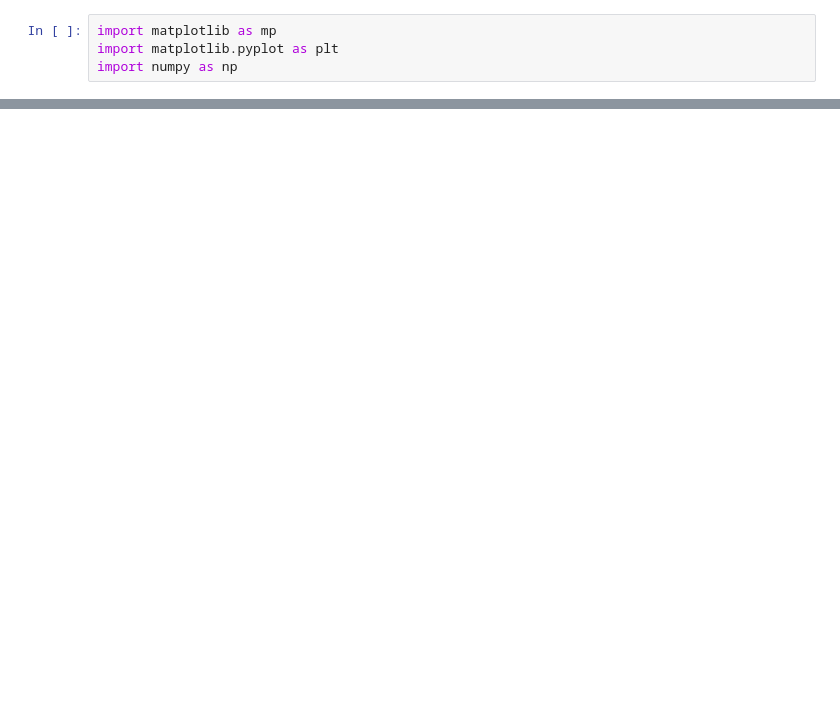
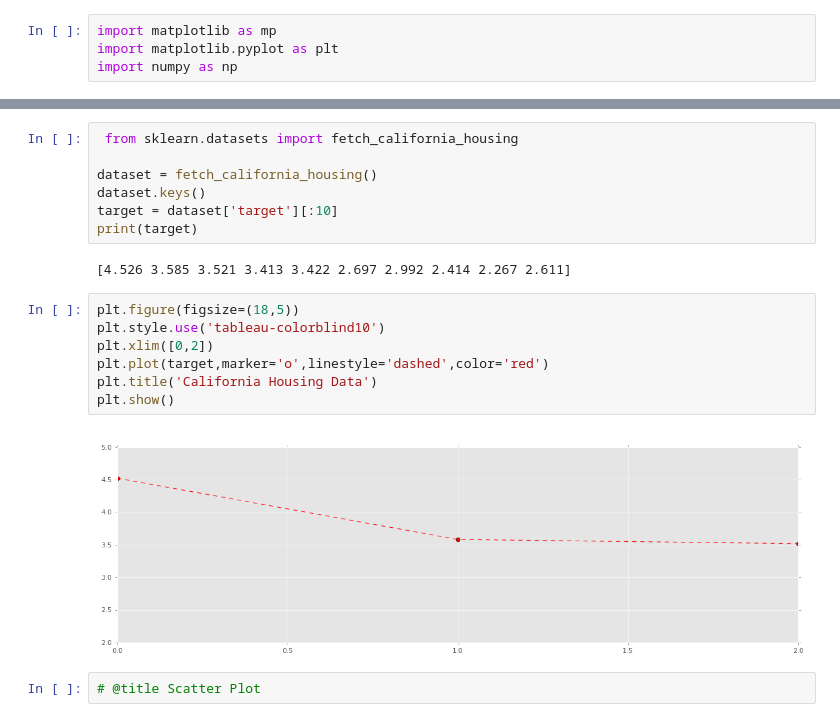
Before and after one commit to prayantgupta15/DataEngineering, a Jupyter notebook: plots.ipynb, the cells around one changed output, grey strips where cells are left out. Drawn from its saved outputs; the diff is of its cells as text; blank space fills up the shorter version.

```diff
--- a/plots.ipynb
+++ b/plots.ipynb
@@ -16,0 +93,20 @@ plt.show()
+# %%
+ from sklearn.datasets import fetch_california_housing
+
+dataset = fetch_california_housing()
+dataset.keys()
+target = dataset['target'][:10]
+print(target)
+# %% [output]
+[4.526 3.585 3.521 3.413 3.422 2.697 2.992 2.414 2.267 2.611]
+# %%
+plt.figure(figsize=(18,5))
+plt.style.use('tableau-colorblind10')
+plt.xlim([0,2])
+plt.plot(target,marker='o',linestyle='dashed',color='red')
+plt.title('California Housing Data')
+plt.show()
+# %% [output]
+[figure, added]
+# %%
+# @title Scatter Plot
```
Also changed, not shown: parts of 9 cells of this notebook.
